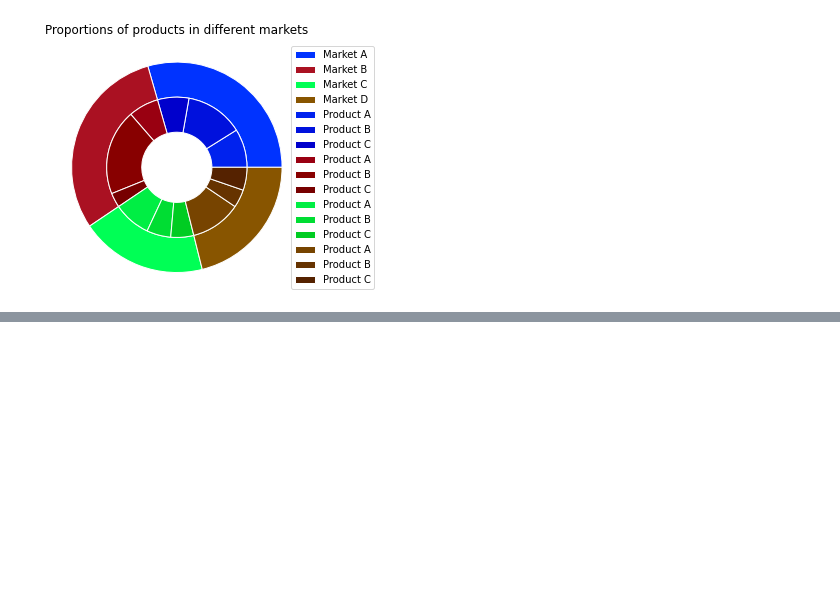
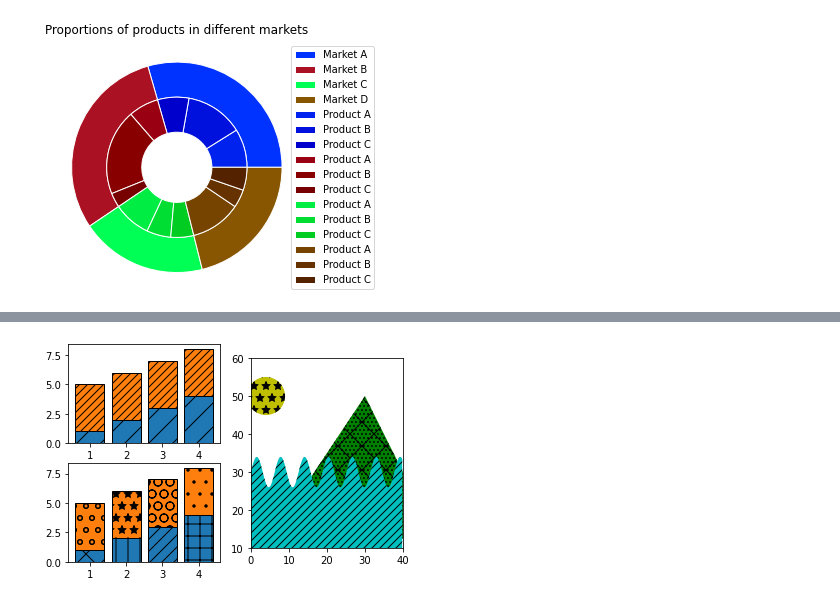
Before and after one commit to Tony-578378/Basic-Codes, a Jupyter notebook: python_as_a_beginning.ipynb, the cells around one changed output, grey strips where cells are left out. Cells and saved outputs as stored; diff of their text form; code cells hidden in the pictures; blank space fills up the shorter version.

```diff
--- a/python_as_a_beginning.ipynb
+++ b/python_as_a_beginning.ipynb
@@ -618,0 +640,35 @@ plt.show()
+# %%
+# Hatch demo
+
+import matplotlib.pyplot as plt
+import numpy as np
+
+from matplotlib.patches import Ellipse, Polygon
+
+x = np.arange(1, 5)
+y1 = np.arange(1, 5)
+y2 = np.ones(y1.shape) * 4
+
+fig = plt.figure()
+axs = fig.subplot_mosaic([['bar1', 'patches'], ['bar2', 'patches']])
+
+axs['bar1'].bar(x, y1, edgecolor = 'black', hatch = '/')
+axs['bar1'].bar(x, y2, bottom = y1, edgecolor = 'black', hatch = '///')
+
+axs['bar2'].bar(x, y1, edgecolor = 'black', hatch = ['x', '|', '//', '+'])
+axs['bar2'].bar(x, y2, bottom = y1, edgecolor = 'black', hatch = ['o', '*', 'O', '.'])
+
+x = np.arange(0, 40, 0.2)
+axs['patches'].fill_between(x, np.sin(x) * 4 + 30, y2 = 0,
+                            hatch='///', zorder= 2 , fc = 'c')
+axs['patches'].add_patch(Ellipse((4, 50), 10, 10, fill = True,
+                                 hatch = '*', facecolor = 'y'))
+axs['patches'].add_patch(Polygon([(10, 20), (30, 50), (50, 10)],
+                                 hatch='\/...', facecolor='g'))
+axs['patches'].set_xlim([0, 40])
+axs['patches'].set_ylim([10, 60])
+axs['patches'].set_aspect(1) #aspect ratio = 1
+
+plt.show()
+# %% [output]
+[figure, added]
```
Also changed, not shown: parts of 1 cell of this notebook.
